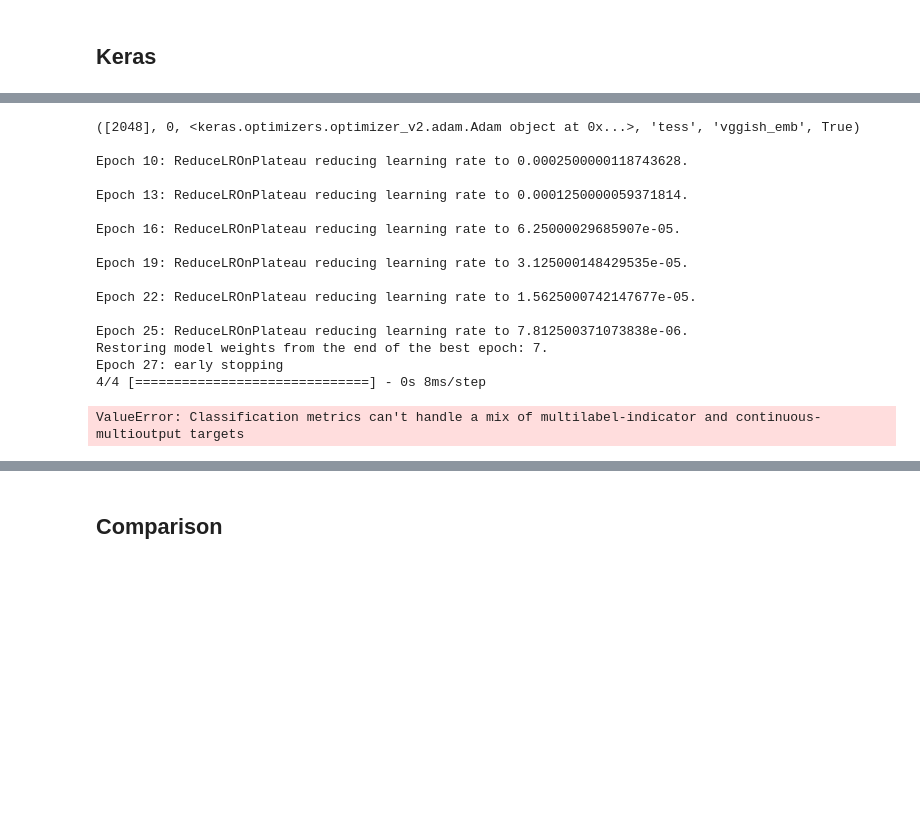
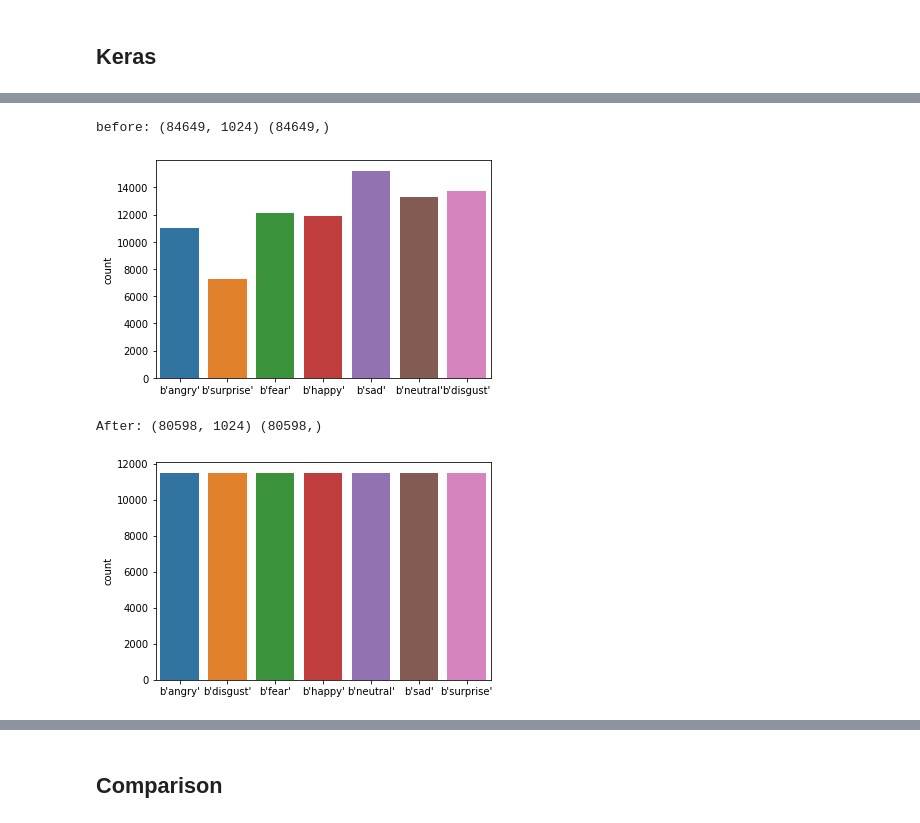
Before and after one commit to SaminYaser-work/audio-preprocessing-and-feature-extraction, a Jupyter notebook: notebook/yamnet_v3.ipynb, the cells around one changed output, grey strips where cells are left out. Drawn from its saved outputs; the diff is of its cells as text; code cells hidden in the pictures; blank space fills up the shorter version.

```diff
--- a/notebook/yamnet_v3.ipynb
+++ b/notebook/yamnet_v3.ipynb
@@ -561,6 +585,7 @@ for comb in tqdm(combinations):
 
     res = model.evaluate(test_features, test_labels, batch_size=BATCH_SIZE, verbose=0)
 
+    test_predictions = model.predict(test_features, batch_size=BATCH_SIZE)
     true = encoder.inverse_transform(test_labels)
     preds = encoder.inverse_transform(test_predictions)
 
@@ -570,25 +595,47 @@ for comb in tqdm(combinations):
             'res': res,
             'f1_weighted': f1_score(true, preds, average='weighted'),
             'accuracy': accuracy_score(true, preds),
-            'cm': confusion_matrix(test_labels, predictions, normalize='true'),
-            'report': classification_report(test_labels, predictions, digits=4)
+            'cm': confusion_matrix(true, preds, normalize='true'),
+            'report': classification_report(true, preds, digits=4)
         }
     )
-# %% [output]
-([2048], 0, <keras.optimizers.optimizer_v2.adam.Adam object at 0x...>, 'tess', 'vggish_emb', True)
-
-Epoch 10: ReduceLROnPlateau reducing learning rate to 0.0002500000118743628.
-
-Epoch 13: ReduceLROnPlateau reducing learning rate to 0.0001250000059371814.
-
-Epoch 16: ReduceLROnPlateau reducing learning rate to 6.25000029685907e-05.
-
-Epoch 19: ReduceLROnPlateau reducing learning rate to 3.125000148429535e-05.
-
-Epoch 22: ReduceLROnPlateau reducing learning rate to 1.5625000742147677e-05.
-
-Epoch 25: ReduceLROnPlateau reducing learning rate to 7.812500371073838e-06.
-Restoring model weights from the end of the best epoch: 7.
-Epoch 27: early stopping
-4/4 [==============================] - 0s 8ms/step
-ValueError: Classification metrics can't handle a mix of multilabel-indicator and continuous-multioutput targets
+# %%
+folder_name = 'yamnet_emb'
+ds = 'all'
+
+train_features = np.load(f'./features/{folder_name}/{ds}/train_X.npy', allow_pickle=True)
+train_labels = np.load(f'./features/{folder_name}/{ds}/train_y.npy', allow_pickle=True)
+val_features = np.load(f'./features/{folder_name}/{ds}/val_X.npy', allow_pickle=True)
+val_labels = np.load(f'./features/{folder_name}/{ds}/val_y.npy', allow_pickle=True)
+test_features = np.load(f'./features/{folder_name}/{ds}/test_X.npy', allow_pickle=True)
+test_labels = np.load(f'./features/{folder_name}/{ds}/test_y.npy', allow_pickle=True)
+
+print('before:', train_features.shape, train_labels.shape)
+sns.countplot(train_labels)
+plt.show()
+under, over = get_sampling_count(train_labels)
+under_sample = RandomUnderSampler(sampling_strategy=under)
+over_sample = RandomOverSampler(sampling_strategy=over)
+train_features, train_labels = under_sample.fit_resample(train_features, train_labels)
+train_features, train_labels = over_sample.fit_resample(train_features, train_labels)
+print('After:', train_features.shape, train_labels.shape)
+sns.countplot(train_labels)
+plt.show()
+
+scaler = StandardScaler()
+train_features = scaler.fit_transform(train_features)
+val_features = scaler.transform(val_features)
+test_features = scaler.transform(test_features)
+train_labels = train_labels.reshape(-1, 1)
+val_labels = val_labels.reshape(-1, 1)
+test_labels = test_labels.reshape(-1, 1)
+
+encoder = OneHotEncoder()
+train_labels = encoder.fit_transform(train_labels).toarray()
+val_labels = encoder.transform(val_labels).toarray()
+test_labels = encoder.transform(test_labels).toarray()
+# %% [output]
+before: (84649, 1024) (84649,)
+[figure, added]
+After: (80598, 1024) (80598,)
+[figure, added]
```
Also changed, not shown: parts of 13 cells of this notebook, 8 other files.
